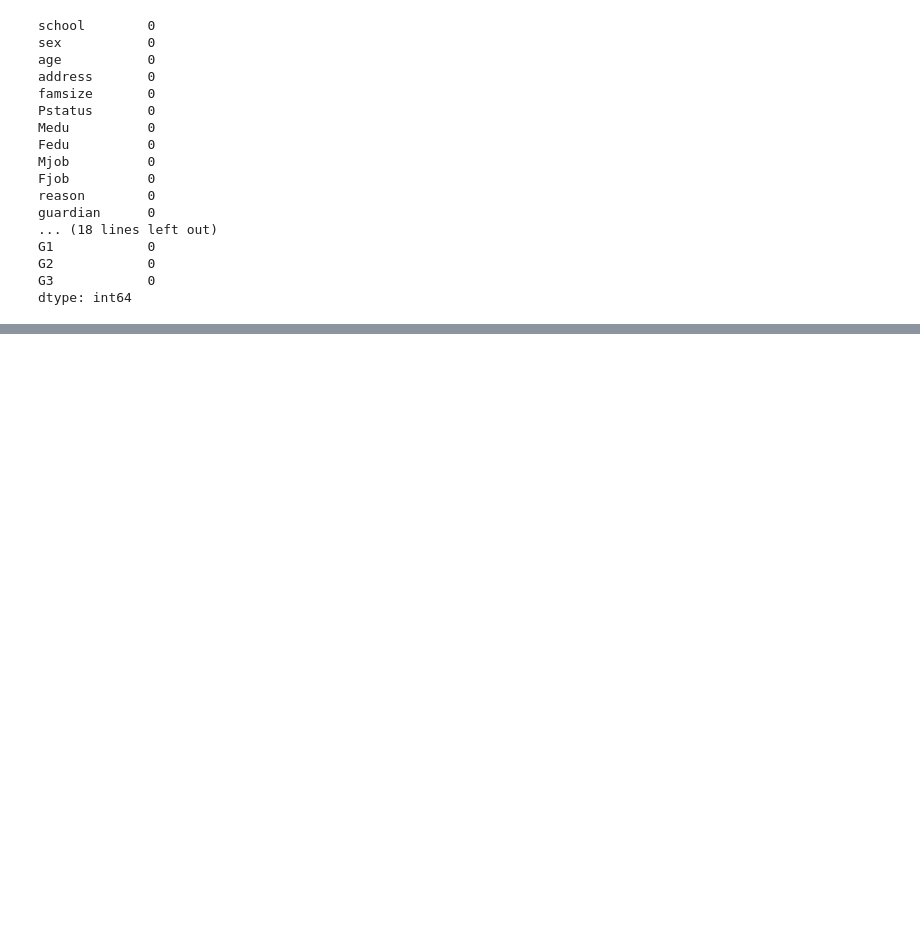
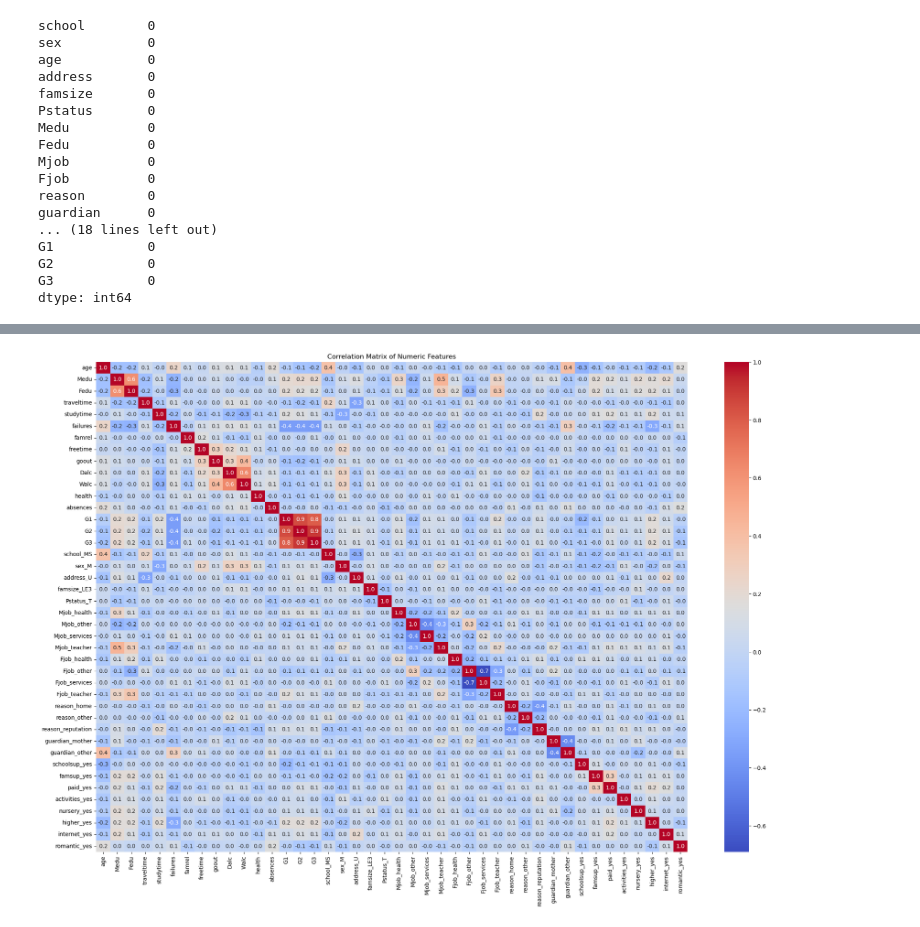
Before and after one commit to derekoharacct/Machine-Learning-CA-1, a Jupyter notebook: sbs24018 - Machine Learning - CA1-Copy1.ipynb, the cells around one changed output, grey strips where cells are left out. Saved outputs shown, nothing was run; the diff lists cells and outputs as text; code cells hidden in the pictures; blank space fills up the shorter version.

Commit message:
Data pre-processing

```diff
--- a/sbs24018 - Machine Learning - CA1-Copy1.ipynb
+++ b/sbs24018 - Machine Learning - CA1-Copy1.ipynb
@@ -106,16 +116,13 @@ plt.show()
 # %%
-# Visualize the distribution of G3
-plt.figure(figsize=(8, 4))
-sns.histplot(stu_data['G3'], kde=True, binwidth=1)
-plt.title('Distribution of Final Grades (G3)')
-plt.xlabel('Final Grade (G3)')
-plt.ylabel('Frequency')
-plt.show()
+# Identify all categorical columns in the stu_data
+categorical_cols = stu_data.select_dtypes(include=['object']).columns.tolist()
+#print(categorical_cols)
 
-# Correlation matrix
-plt.figure(figsize=(10, 8))
-correlation_matrix = stu_data.corr()
-sns.heatmap(correlation_matrix, annot=True, cmap='coolwarm', fmt=".1f")
-plt.title('Correlation Matrix of Features')
-plt.show()
+# One-hot encode these categorical columns using pd.get_dummies
+one_hot_encoded_data = pd.get_dummies(stu_data, columns=categorical_cols, drop_first=True)
+one_hot_encoded_data = one_hot_encoded_data * 1  # This will convert True to 1 and False to 0
+
+
+# first few rows to check the result
+print(one_hot_encoded_data.head())
 # %% [output]
@@ -124,0 +184,9 @@ ValueError: could not convert string to float: 'GP'
+# %%
+# Calculate and plot the correlation matrix
+plt.figure(figsize=(24, 16))
+correlation_matrix = one_hot_encoded_data.corr()
+sns.heatmap(correlation_matrix, annot=True, cmap='coolwarm', fmt=".1f")
+plt.title('Correlation Matrix of Numeric Features')
+plt.show()
+# %% [output]
+[figure, added]
```
Also changed, not shown: parts of 7 cells of this notebook.
